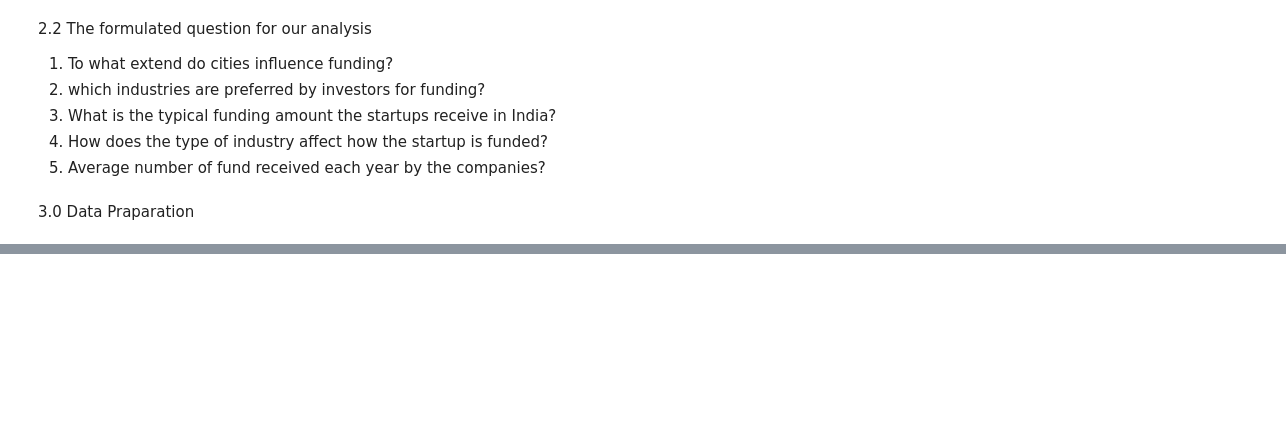
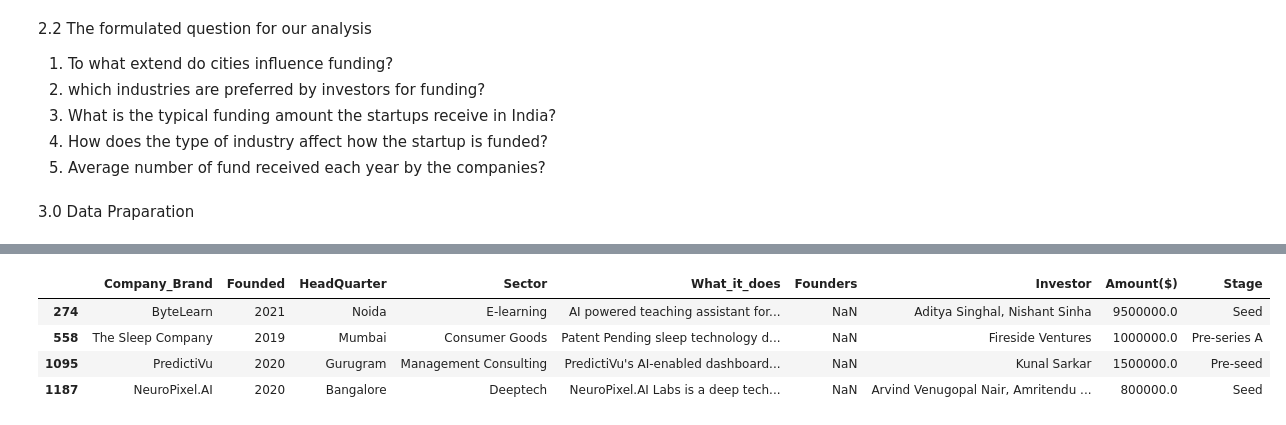
Before and after one commit to mancatha/India-startup-ecosytem-analysis, a Jupyter notebook: India.ipynb, the cells around one changed output, grey strips where cells are left out. Cells and saved outputs as stored; diff of their text form; code cells hidden in the pictures; blank space fills up the shorter version.

```diff
--- a/India.ipynb
+++ b/India.ipynb
@@ -188,0 +817,17 @@ Alternate hypothesis: The location of a business significantly affects the amoun
+# %%
+# there are inconsistencies in the sector column
+# create a function to merge values based on name similarity to improve consistency
+def merge_values_by_name_similarity(df, column_name, pattern, consistent_name):
+    df.loc[df[column_name].str.contains(pattern, case=False), column_name] = consistent_name
+    return df
+
+# Define the patterns and consistent names
+patterns = ['care', 'Information', 'food']
+consistent_names = ['Healthcare', 'Information Technology & Services', 'Food & Beverages']
+
+# Apply the function for each pattern and consistent name
+for pattern, consistent_name in zip(patterns, consistent_names):
+    data2021 = merge_values_by_name_similarity(data2021, 'Sector', pattern, consistent_name)
+
+# Display the updated column
+print(df_2021['Sector'].value_counts())
@@ -188,0 +848,11 @@ Alternate hypothesis: The location of a business significantly affects the amoun
+# %%
+# there are inconsistencies in the amount column
+# remove special characters($ sign)
+data2021['Amount($)'] = data2021['Amount($)'].str.replace('[$,,]','', regex=True)
+# remove any non-digit characters from the 'Amount($)' column
+data2021['Amount($)'] = data2021['Amount($)'].str.replace(r'\D+','', regex=True)
+# convert empty space to nan
+data2021['Amount($)'] = data2021['Amount($)'].replace('',np.nan)
+# convert column to numeric
+data2021["Amount($)"] = pd.to_numeric(data2021["Amount($)"], errors='coerce')
+data2021['Amount($)'].value_counts()
@@ -188,0 +894,12 @@ Alternate hypothesis: The location of a business significantly affects the amoun
+# %%
+# the stage has inconsistencies
+# remove special characters($ sign)
+data2021['Stage'] = data2021['Stage'].str.replace('$','', regex=True)
+# remove any digit characters from the 'Stage' column
+data2021['Stage'] = data2021['Stage'].str.replace(r'\d+','', regex=True)
+# replace empty spaces with np.nan
+data2021['Stage'] = data2021['Stage'].replace('', np.nan)
+# replace nan with 'unknown'
+data2021['Stage'] = data2021['Stage'].replace(np.nan, 'Unknown')
+
+data2021['Stage'].value_counts()
@@ -188,0 +941,9 @@ Alternate hypothesis: The location of a business significantly affects the amoun
+# %%
+missing_rows=data2021[data2021['Founders'].isnull()]
+missing_rows
+# %% [output]
+|  | Company_Brand | Founded | HeadQuarter | Sector | What_it_does | Founders | Investor | Amount($) | Stage |
+| 274 | ByteLearn | 2021 | Noida | E-learning | AI powered teaching assistant for... | NaN | Aditya Singhal, Nishant Sinha | 9500000.0 | Seed |
+| 558 | The Sleep Company | 2019 | Mumbai | Consumer Goods | Patent Pending sleep technology d... | NaN | Fireside Ventures | 1000000.0 | Pre-series A |
+| 1095 | PredictiVu | 2020 | Gurugram | Management Consulting | PredictiVu's AI-enabled dashboard... | NaN | Kunal Sarkar | 1500000.0 | Pre-seed |
+| 1187 | NeuroPixel.AI | 2020 | Bangalore | Deeptech | NeuroPixel.AI Labs is a deep tech... | NaN | Arvind Venugopal Nair, Amritendu ... | 800000.0 | Seed |
```
Also changed, not shown: parts of 78 cells of this notebook.
